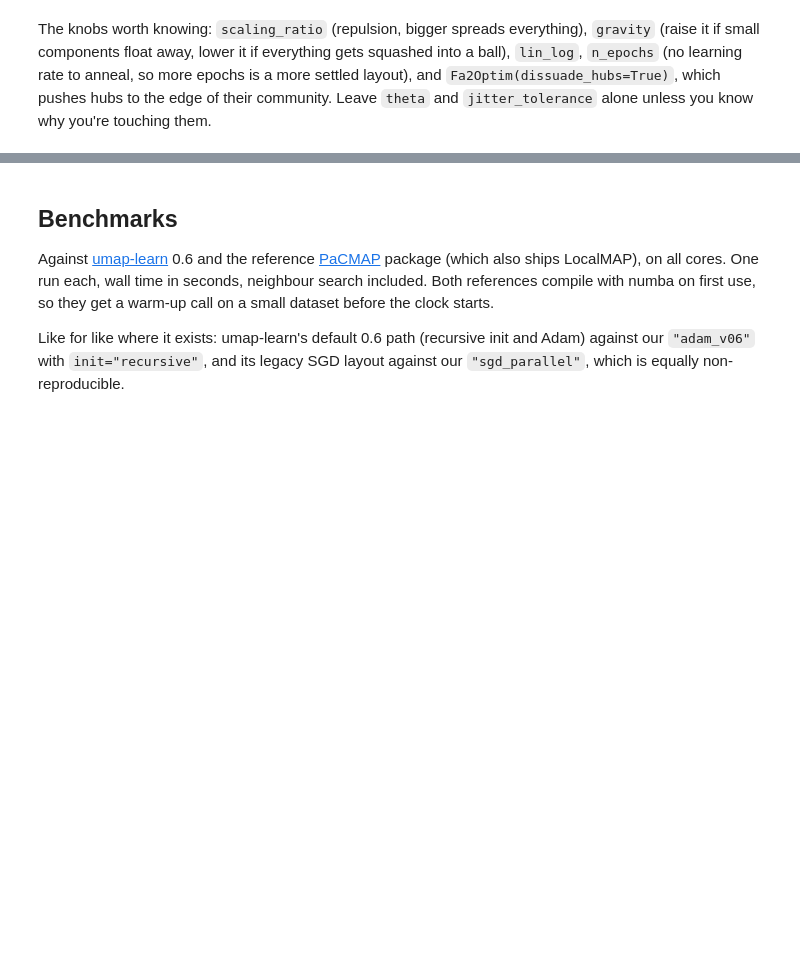
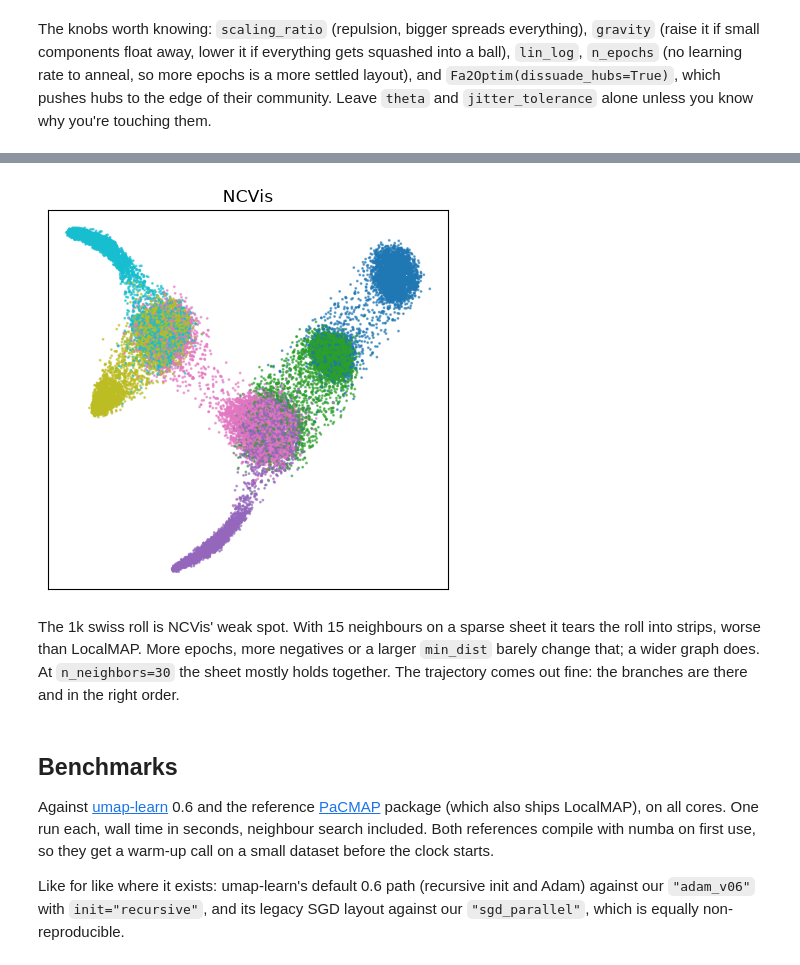
Before and after one commit to GregorLueg/manifolds-rs, a Jupyter notebook: python/docs/vignettes/umap_pacmap.ipynb, the cells around one changed output, grey strips where cells are left out. Drawn from its saved outputs; the diff is of its cells as text; code cells hidden in the pictures; blank space fills up the shorter version.

```diff
--- a/python/docs/vignettes/umap_pacmap.ipynb
+++ b/python/docs/vignettes/umap_pacmap.ipynb
@@ -553,3 +625,13 @@ you're touching them.
+# %%
+panels({"NCVis": mf.NCVis().fit_transform(X_traj)[order]}, y_traj[order])
+# %% [output]
+[figure, added]
+# %% [markdown]
+The 1k swiss roll is NCVis' weak spot. With 15 neighbours on a sparse
+sheet it tears the roll into strips, worse than LocalMAP. More epochs, more
+negatives or a larger `min_dist` barely change that; a wider graph does. At
+`n_neighbors=30` the sheet mostly holds together. The trajectory comes out
+fine: the branches are there and in the right order.
 # %% [markdown]
 ## Benchmarks
 
```
Also changed, not shown: parts of 17 cells of this notebook, 1 other file.
